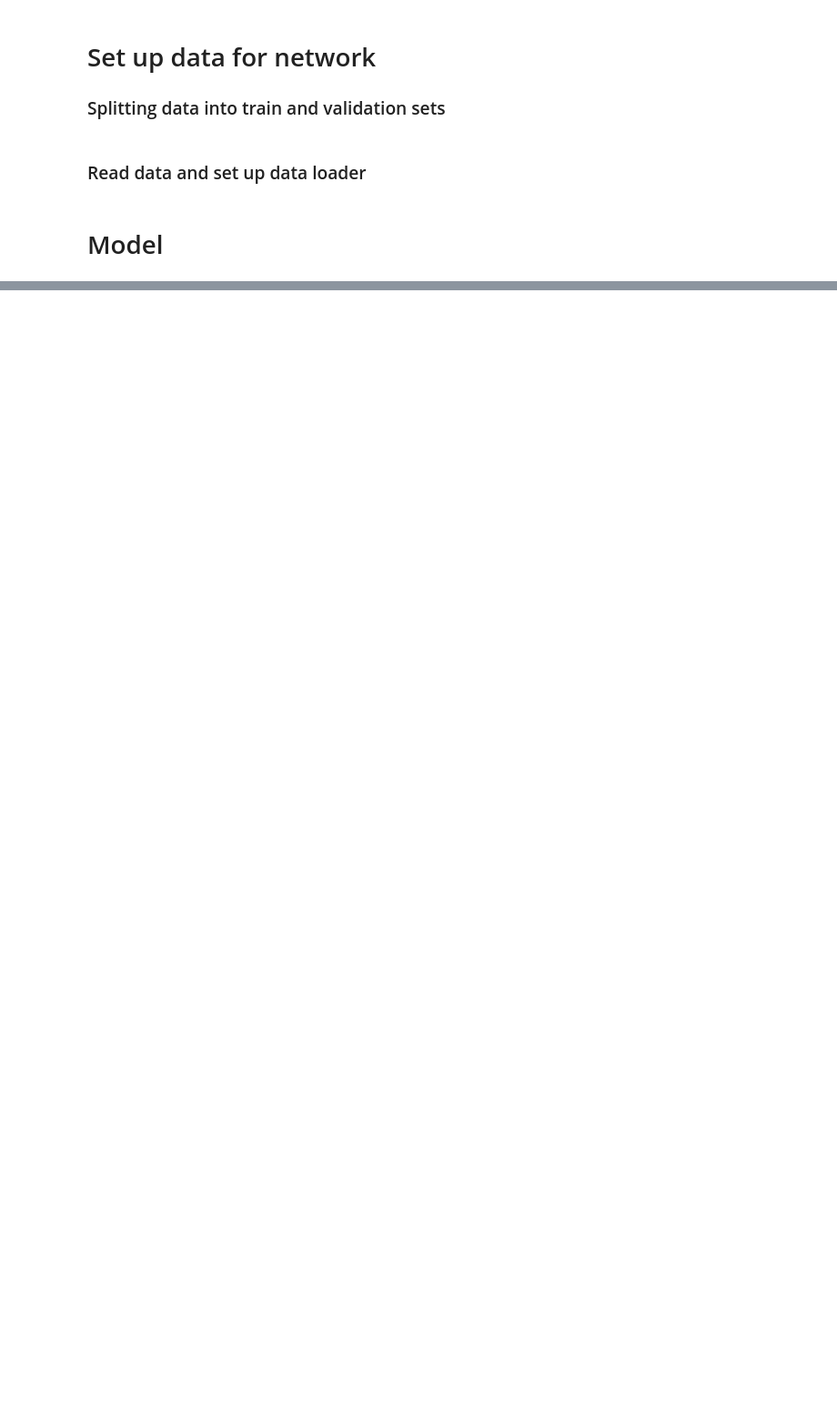
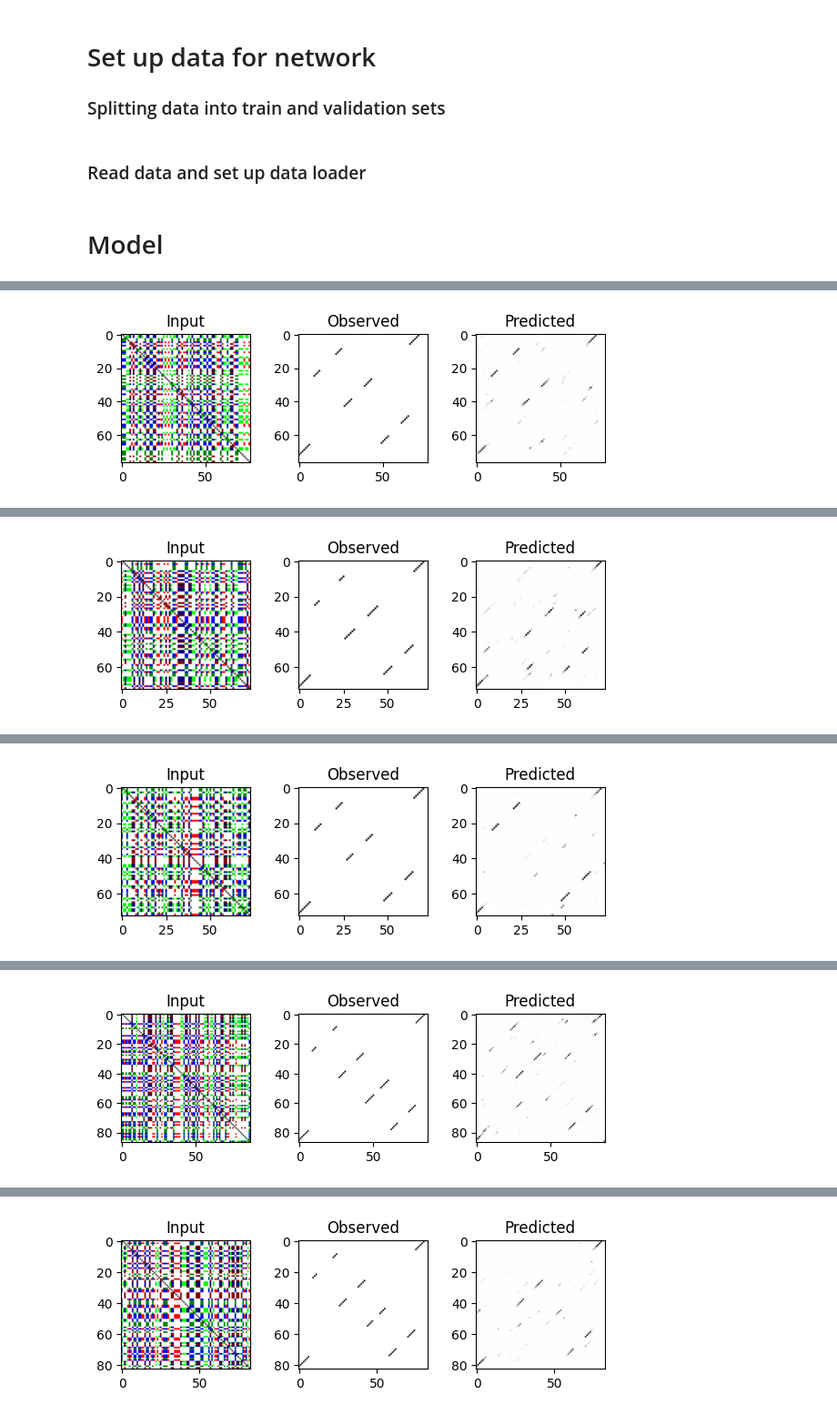
Before and after one commit to MEskerod/project_deeplearning_2023, a Jupyter notebook: deeplearning_project.ipynb, the cells around one changed output, grey strips where cells are left out. Shown at 91% size. Saved outputs shown, nothing was run; the diff lists cells and outputs as text; code cells hidden in the pictures; blank space fills up the shorter version.

Commit message:
Changed plotting of predicted

```diff
--- a/deeplearning_project.ipynb
+++ b/deeplearning_project.ipynb
@@ -447,0 +452,31 @@ class RNASecondaryStructureCAE(nn.Module):
+# %%
+def train_model(model, dataloader, epochs, optimizer, loss_function):
+  for epoch in range(epochs):
+    running_loss = 0.0
+
+    for data in dataloader:
+      inputs, outputs = data #Assuming image to image data
+
+      #Zero the gradients
+      optimizer.zero_grad()
+
+      #Forward pass
+      predicted = model(inputs)
+
+      # Reshape input and output to match BCE loss (sanity check for sizes)
+      outputs = torch.flatten(outputs)
+      predicted = torch.flatten(predicted)
+
+      # Compute loss
+      loss = loss_function(predicted, outputs)
+
+      # Backpropagation and optimization
+      loss.backward()
+      optimizer.step()
+
+      running_loss += loss.item()
+
+    show_matrices(inputs, outputs, predicted)
+
+
+    print(f"Epoch [{epoch + 1}/{num_epochs}], Loss: {round(running_loss / len(dataloader),4)}")
@@ -448,7 +493,13 @@ class RNASecondaryStructureCAE(nn.Module):
 # %%
+%matplotlib inline
+num_epochs = 5
 num_input_channels = 8
-
 cae = RNASecondaryStructureCAE(num_input_channels)
-
 criterion = nn.BCELoss()
 optimizer = torch.optim.Adam(cae.parameters(), lr=0.001)
+
+train_model(cae, train_loader, num_epochs, optimizer, criterion)
+
+print("Training finished")
+# %% [output]
+[figure, added]
@@ -454,0 +507 @@ optimizer = torch.optim.Adam(cae.parameters(), lr=0.001)
+[figure, added]
@@ -454,0 +509 @@ optimizer = torch.optim.Adam(cae.parameters(), lr=0.001)
+[figure, added]
@@ -454,0 +511 @@ optimizer = torch.optim.Adam(cae.parameters(), lr=0.001)
+[figure, added]
@@ -454,0 +513 @@ optimizer = torch.optim.Adam(cae.parameters(), lr=0.001)
+[figure, added]
```
Also changed, not shown: parts of 11 cells of this notebook.
